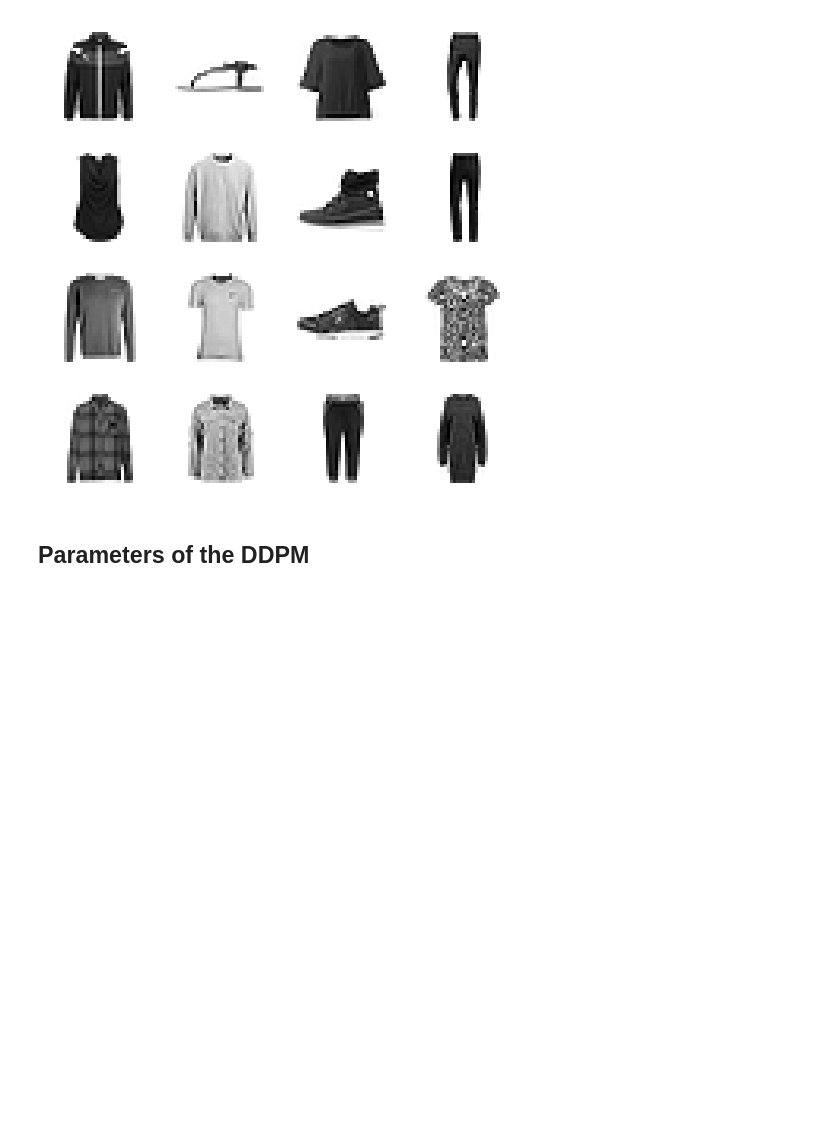
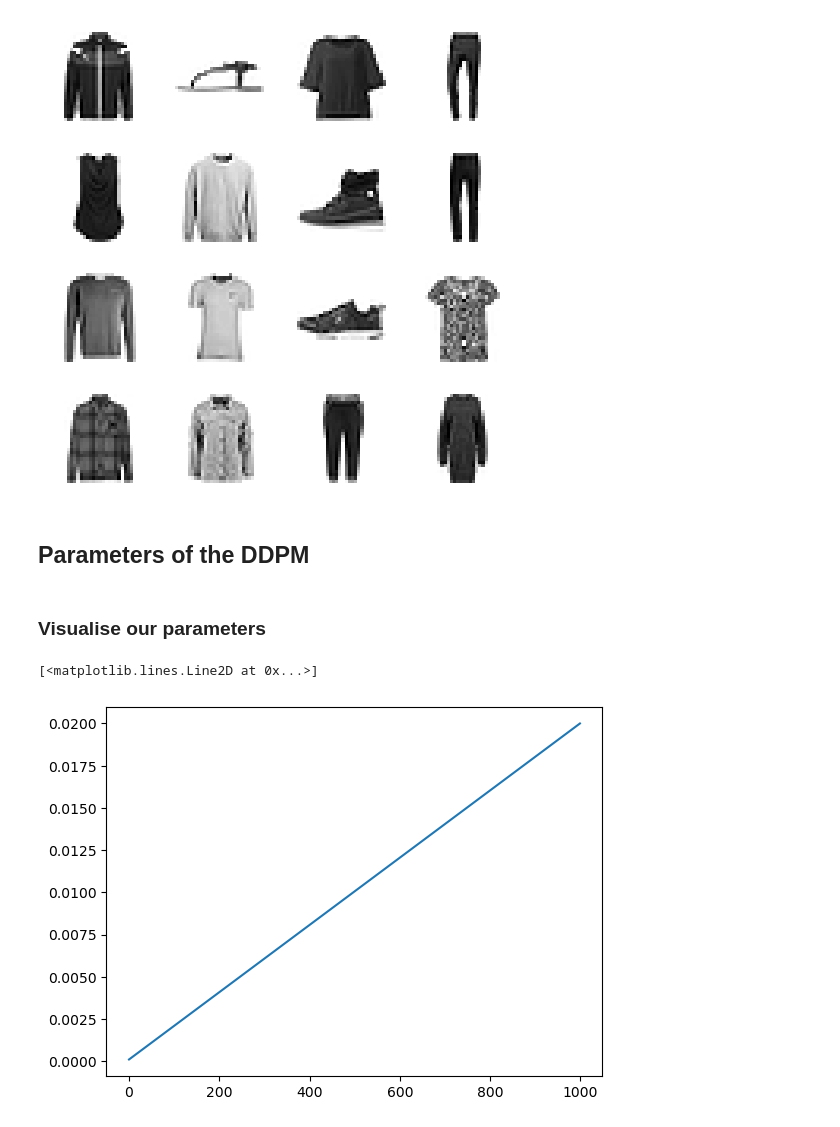
Before and after one commit to 0xSingletOnly/pdlfc, a Jupyter notebook: 17_DDPM_v2.ipynb, the cells around one changed output. Cells and saved outputs as stored; diff of their text form; code cells hidden in the pictures; blank space fills up the shorter version.

```diff
--- a/17_DDPM_v2.ipynb
+++ b/17_DDPM_v2.ipynb
@@ -72,3 +72,10 @@ alpha_bar = alpha.cumprod(0)
 
 """Experimentally, both σ2t = βt and σ2t = ˜βt = 1− ¯αt−1 1− ¯αt βt had similar results"""
 sigma = beta.sqrt()
+# %% [markdown]
+### Visualise our parameters
+# %%
+plt.plot(beta)
+# %% [output]
+[<matplotlib.lines.Line2D at 0x...>]
+[figure, added]
```
Also changed, not shown: parts of 20 cells of this notebook.
